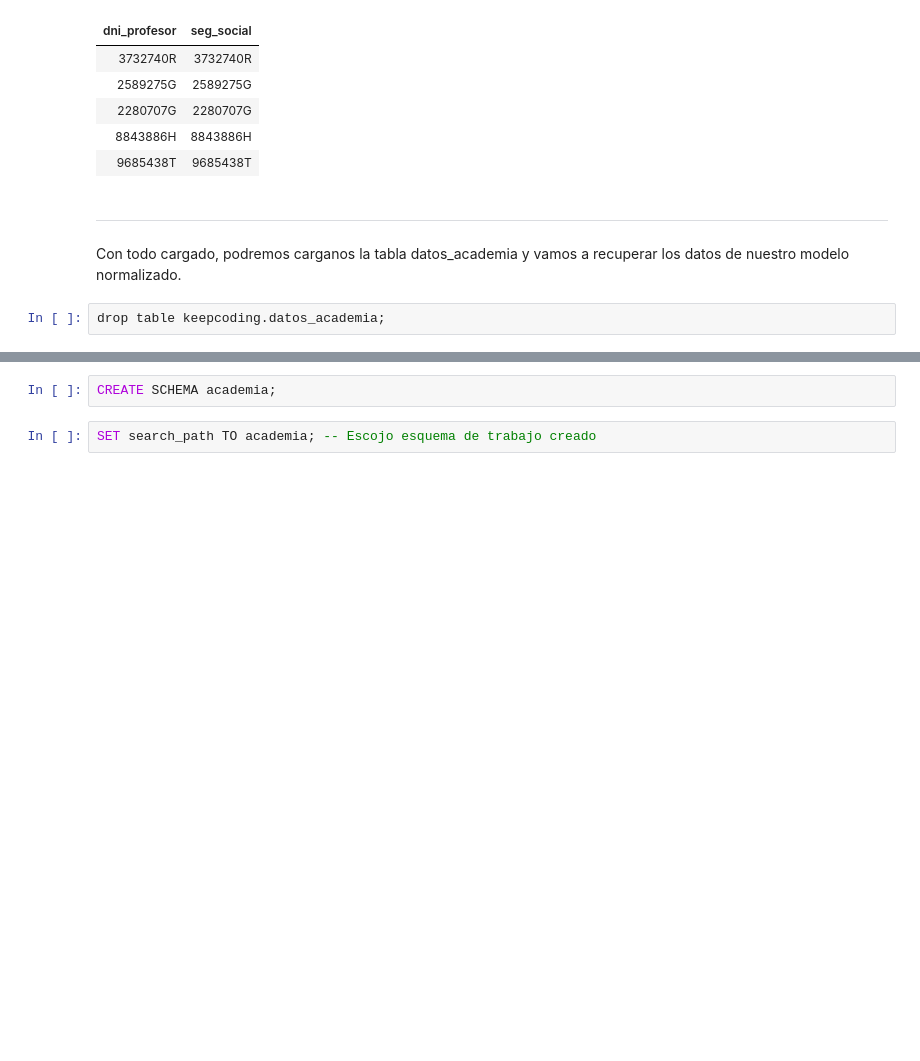
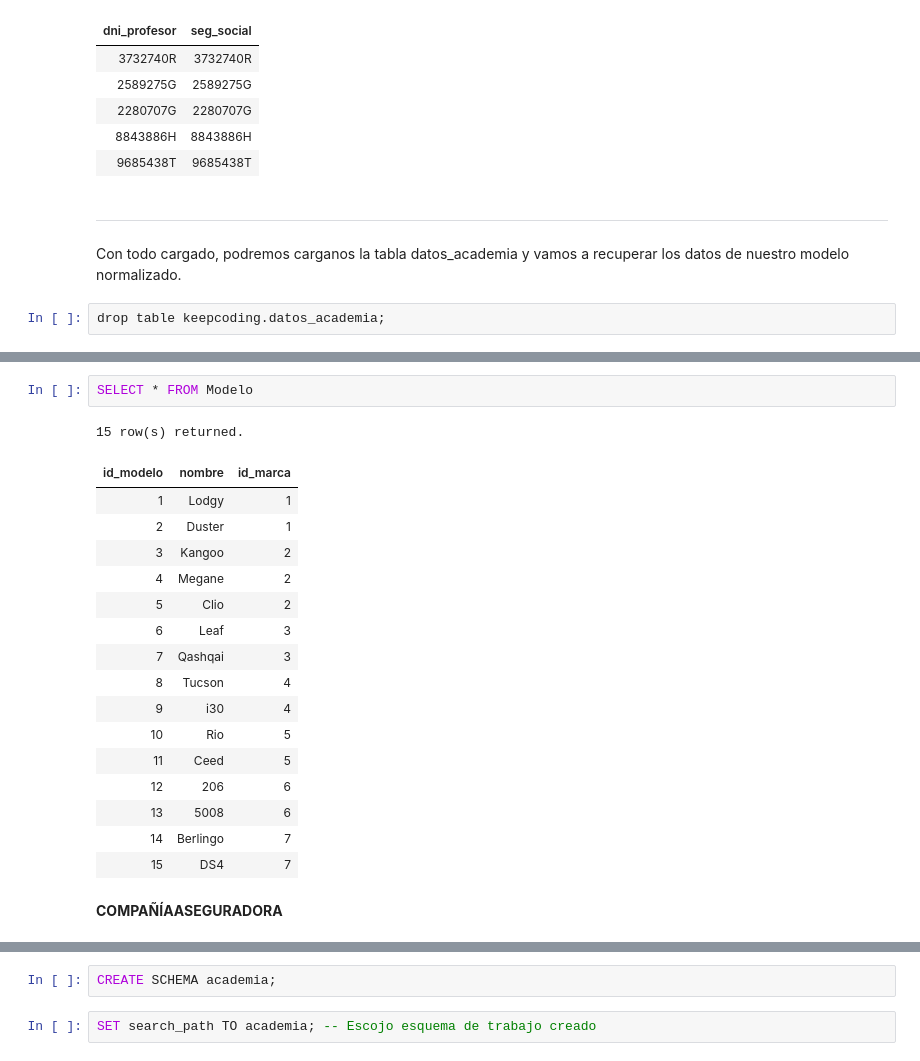
Before and after one commit to alexjust-data/FullStack06_SQL, a Jupyter notebook: 00_SEMINARIO.ipynb, the cells around one changed output, grey strips where cells are left out. Drawn from its saved outputs; the diff is of its cells as text; blank space fills up the shorter version.

```diff
--- a/00_SEMINARIO.ipynb
+++ b/00_SEMINARIO.ipynb
@@ -1238,0 +1652,22 @@ limit 5;
+# %%
+SELECT * FROM Modelo
+# %% [output]
+15 row(s) returned.
+| id_modelo | nombre | id_marca |
+| 1 | Lodgy | 1 |
+| 2 | Duster | 1 |
+| 3 | Kangoo | 2 |
+| 4 | Megane | 2 |
+| 5 | Clio | 2 |
+| 6 | Leaf | 3 |
+| 7 | Qashqai | 3 |
+| 8 | Tucson | 4 |
+| 9 | i30 | 4 |
+| 10 | Rio | 5 |
+| 11 | Ceed | 5 |
+| 12 | 206 | 6 |
+| 13 | 5008 | 6 |
+| 14 | Berlingo | 7 |
+| 15 | DS4 | 7 |
+# %% [markdown]
+**COMPAÑÍAASEGURADORA**
```
Also changed, not shown: parts of 46 cells of this notebook, 1 other file.
